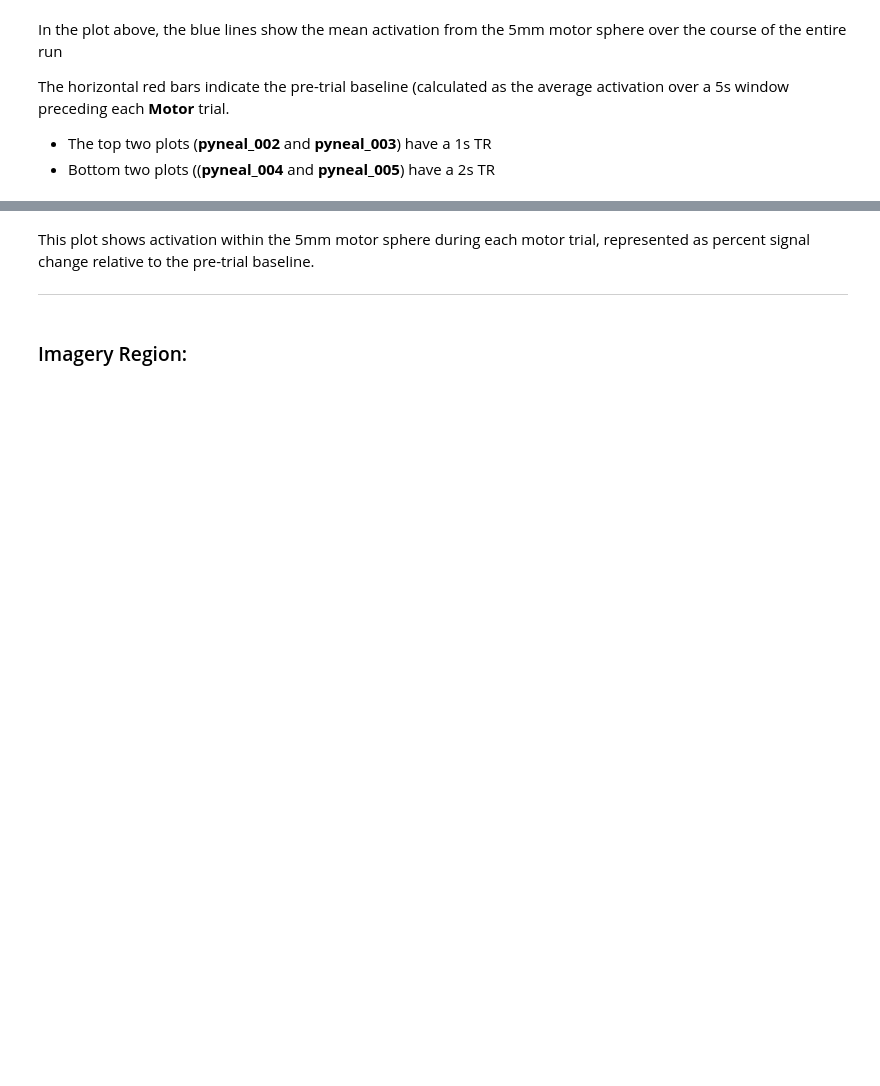
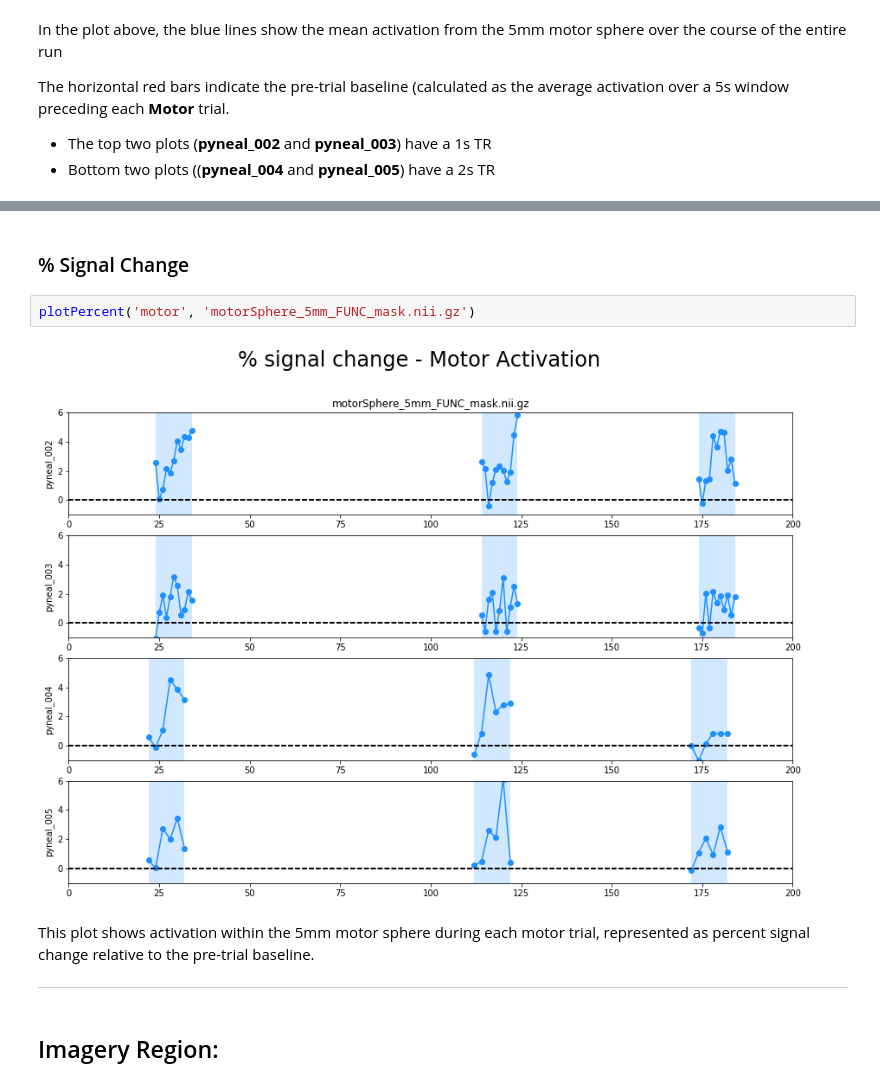
Before and after one commit to jeffmacinnes/b2b, a Jupyter notebook: analysis/subject001.ipynb, the cells around one changed output, grey strips where cells are left out. Drawn from its saved outputs; the diff is of its cells as text; blank space fills up the shorter version.

```diff
--- a/analysis/subject001.ipynb
+++ b/analysis/subject001.ipynb
@@ -299,6 +361,12 @@ for i,run in enumerate(['pyneal_002', 'pyneal_003', 'pyneal_004', 'pyneal_005'])
+# %% [markdown]
+### % Signal Change
+# %%
+plotPercent('motor', 'motorSphere_5mm_FUNC_mask.nii.gz')
+# %% [output]
+[figure, added]
 # %% [markdown]
 This plot shows activation within the 5mm motor sphere during each motor trial, represented as percent signal change relative to the pre-trial baseline.
 
 ---
 # %% [markdown]
-### Imagery Region:
+## Imagery Region:
```
Also changed, not shown: parts of 22 cells of this notebook, 3 other files.
